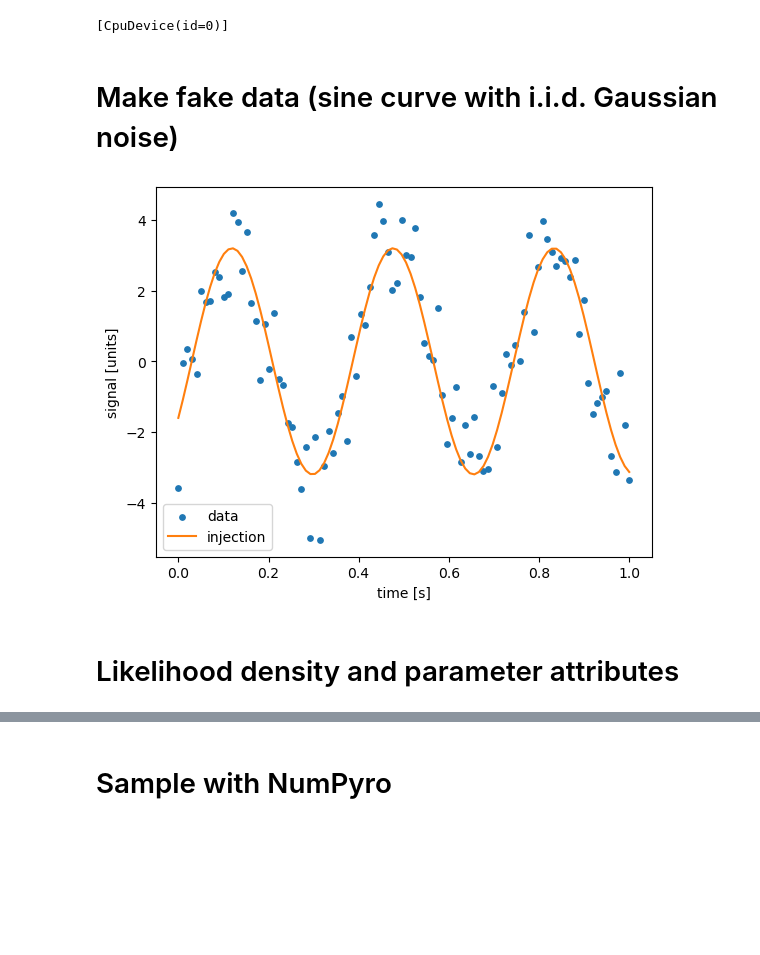
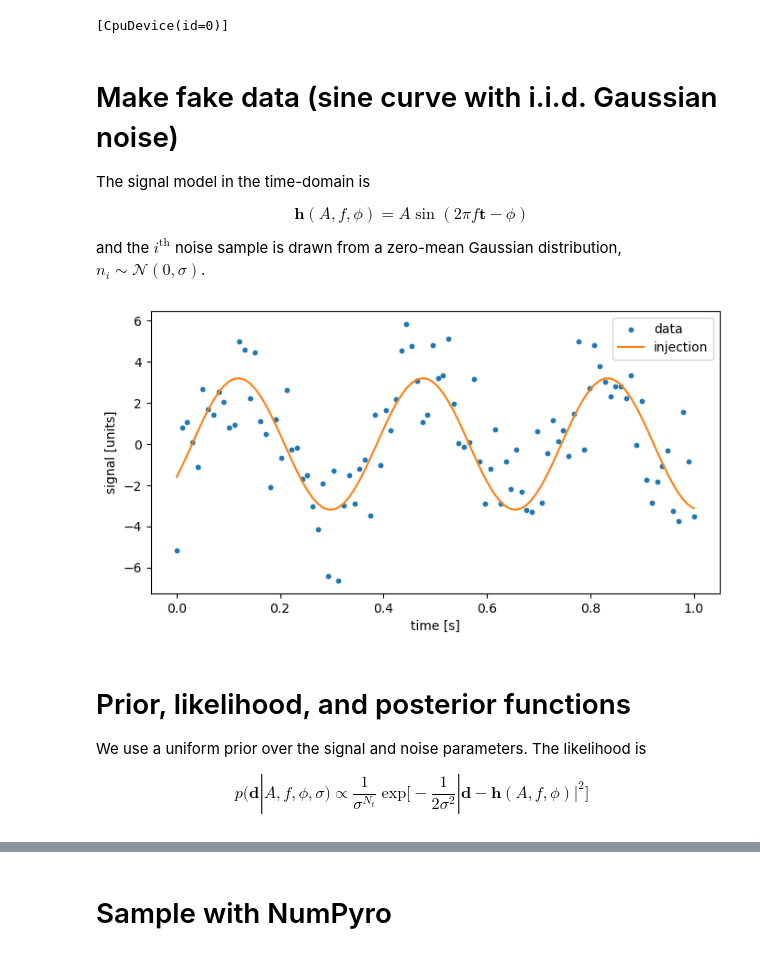
Before and after one commit to aiden-g12321/HMC_example, a Jupyter notebook: HMC_example.ipynb, the cells around one changed output, grey strips where cells are left out. Cells and saved outputs as stored; diff of their text form; code cells hidden in the pictures; blank space fills up the shorter version.

Commit message:
"add noise level parameter"

```diff
--- a/HMC_example.ipynb
+++ b/HMC_example.ipynb
@@ -32,39 +32,54 @@ config.update('jax_debug_nans', False)
 config.update('jax_enable_x64', False)
 # %% [markdown]
 # Make fake data (sine curve with i.i.d. Gaussian noise)
+
+The signal model in the time-domain is
+
+\begin{equation}
+\mathbf{h}(A, f, \phi) = A\sin(2\pi f\mathbf{t} - \phi)
+\end{equation}
+
+and the $i^\text{th}$ noise sample is drawn from a zero-mean Gaussian distribution, $n_i\sim\mathcal{N}(0, \sigma)$.
 # %%
 # time samples for data collection
 t_start = 0.
 t_stop = 1.
 Nt = 100
 times = jnp.linspace(t_start, t_stop, Nt)
 
 # model data as sinusoid
 def model(amp, freq, phase):
     return amp * jnp.sin(2. * jnp.pi * freq * times - phase)
 
 # noise is drawn from zero-mean normal distribution
-noise_stdev = 1.0
+sigma_inj = 1.8  # standard deviation of the noise
 noise_key = jr.key(0)
-noise = jr.normal(noise_key, (Nt,)) * noise_stdev
+noise = jr.normal(noise_key, (Nt,)) * sigma_inj
 
-# injected model parameters
+# injected signal and noise parameters
 amp_inj = 3.2
 freq_inj = 2.8
 phase_inj = np.pi / 6.
-x_inj = jnp.array([amp_inj, freq_inj, phase_inj])
+x_inj = jnp.array([amp_inj, freq_inj, phase_inj, sigma_inj])
 ndim = x_inj.shape[0]
 
-# make fake data
+# simulate data
 signal_inj = model(amp_inj, freq_inj, phase_inj)
 data = signal_inj + noise
-plt.scatter(times, data, color='C0', s=15, label='data')
+plt.figure(figsize=(8, 4))
+plt.scatter(times, data, color='C0', s=10, label='data')
 plt.plot(times, signal_inj, color='C1', label='injection')
 plt.xlabel('time [s]')
 plt.ylabel('signal [units]')
 plt.legend()
 plt.show()
 # %% [output]
-[figure, old version]
+[figure, new version]
 # %% [markdown]
-# Likelihood density and parameter attributes
+# Prior, likelihood, and posterior functions
+
+We use a uniform prior over the signal and noise parameters. The likelihood is
+
+\begin{equation}
+p(\mathbf{d}|A, f, \phi, \sigma) \propto \frac{1}{\sigma^{N_t}}\;\text{exp}\bigg[-\frac{1}{2\sigma^2}|\mathbf{d} - \mathbf{h}(A, f, \phi)|^2\bigg]
+\end{equation}
```
Also changed, not shown: parts of 19 cells of this notebook.
